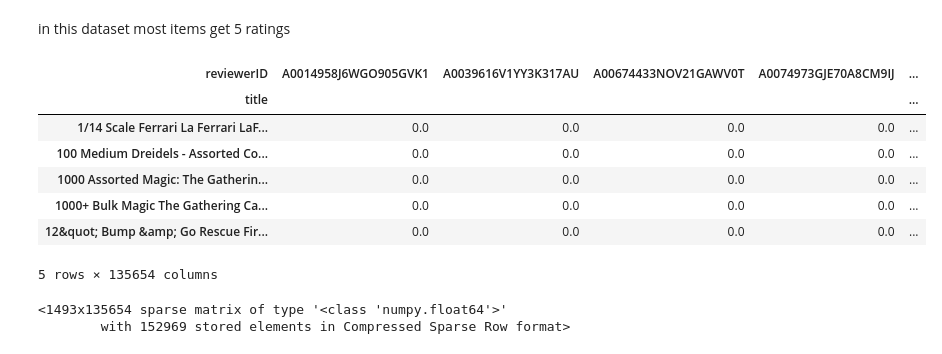
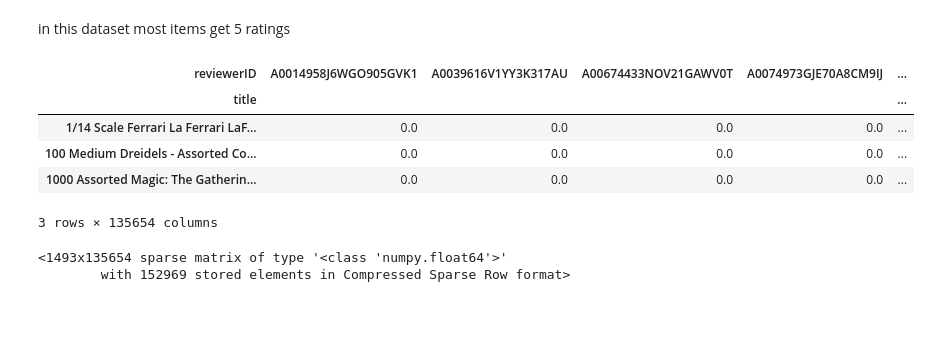
Before and after one commit to rakeshthatiparthi/Item-based-Collaborative-Recommendation-System, a Jupyter notebook: Item_based_recommendation.ipynb, the cells around one changed output. Cells and saved outputs as stored; diff of their text form; code cells hidden in the pictures; blank space fills up the shorter version.

```diff
--- a/Item_based_recommendation.ipynb
+++ b/Item_based_recommendation.ipynb
@@ -9,7 +4,7 @@ Drive already mounted at /content/drive; to attempt to forcibly remount, call dr
 # %% [markdown]
 Import datasets
 # %%
-df_items=pd.read_csv("/content/drive/MyDrive/PERSONAL PROJECT/Recommendation System/Toys and Games Metadata dataset.csv")
+df_items=pd.read_csv("Toys and Games Metadata dataset.csv")
 df_items.head()
 # %% [output]
 |  | asin | title |
@@ -19,7 +14,7 @@ df_items.head()
 | 3 | 0004983289 | Dutch Blitz Card Game |
 | 4 | 0006466222 | Magic Pen Painting (Marvel Super ... |
 # %%
-df_ratings=pd.read_csv("/content/drive/MyDrive/PERSONAL PROJECT/Recommendation System/toys and games ratings dataset.csv")
+df_ratings=pd.read_csv("toys and games ratings dataset.csv")
 df_ratings.head()
 # %% [output]
 |  | ratings | reviewerID | asin |
@@ -158,16 +153,14 @@ in this dataset most items get 5 ratings
 # item-user matrix
 item_user_matrix = pd.pivot_table(data=df2,index="title",columns="reviewerID",values="ratings").fillna(0)
 # %%
-item_user_matrix.head()
+item_user_matrix.head(3)
 # %% [output]
 | reviewerID | A0014958J6WGO905GVK1 | A0039616V1YY3K317AU | A00674433NOV21GAWV0T | A0074973GJE70A8CM9IJ | ... |
 | title |  |  |  |  | ... |
 | 1/14 Scale Ferrari La Ferrari LaF... | 0.0 | 0.0 | 0.0 | 0.0 | ... |
 | 100 Medium Dreidels - Assorted Co... | 0.0 | 0.0 | 0.0 | 0.0 | ... |
 | 1000 Assorted Magic: The Gatherin... | 0.0 | 0.0 | 0.0 | 0.0 | ... |
-| 1000+ Bulk Magic The Gathering Ca... | 0.0 | 0.0 | 0.0 | 0.0 | ... |
-| 12&quot; Bump &amp; Go Rescue Fir... | 0.0 | 0.0 | 0.0 | 0.0 | ... |
-5 rows × 135654 columns
+3 rows × 135654 columns
 # %%
 import numpy as np
 from scipy.sparse import csr_matrix
```
Also changed, not shown: parts of 7 cells of this notebook.
